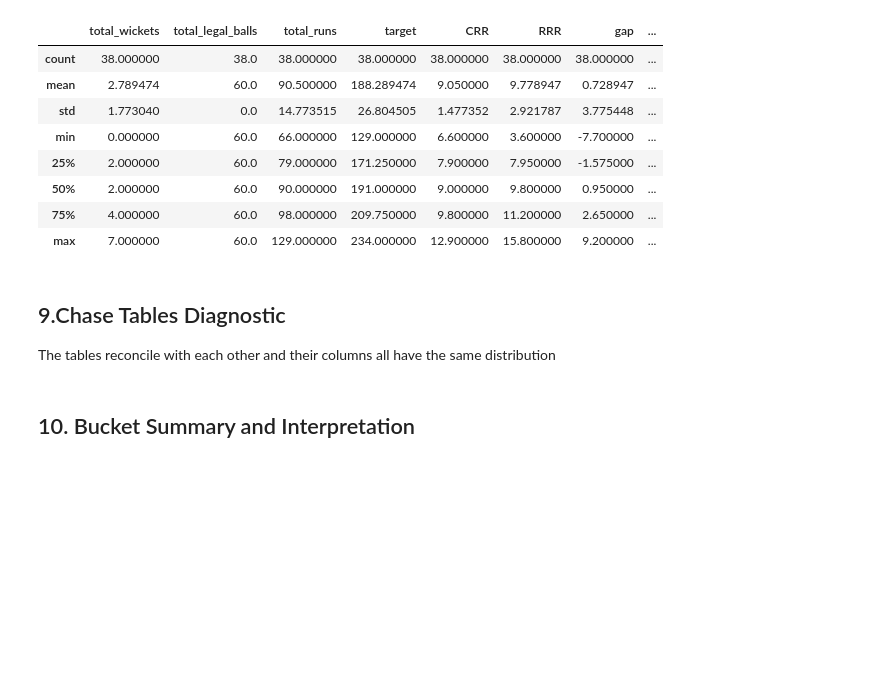
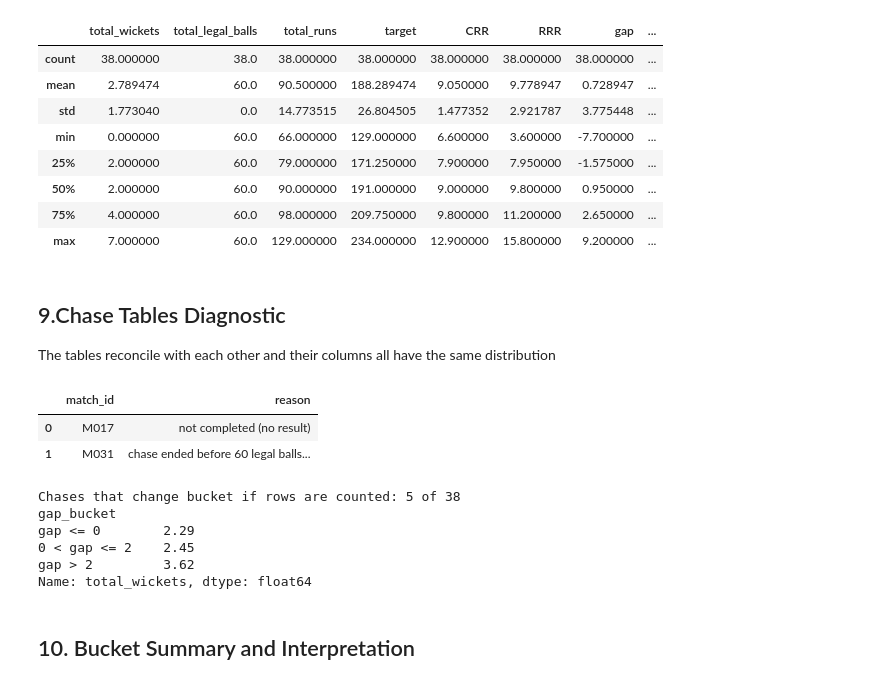
Before and after one commit to humphrey-nyanzi/analytical-casework-lab, a Jupyter notebook: cases/C02/MC_C02_01_Cricket_Match_State_Microcase.ipynb, the cells around one changed output. Saved outputs shown, nothing was run; the diff lists cells and outputs as text; code cells hidden in the pictures; blank space fills up the shorter version.

```diff
--- a/cases/C02/MC_C02_01_Cricket_Match_State_Microcase.ipynb
+++ b/cases/C02/MC_C02_01_Cricket_Match_State_Microcase.ipynb
@@ -829,6 +829,42 @@ chase_df.describe()
 ## 9.Chase Tables Diagnostic
 
 The tables reconcile with each other and their columns all have the same distribution
+# %%
+
+# 6 — expected row count as arithmetic, plus exclusion log
+exclusions = pd.DataFrame({
+    'match_id': ['M017', 'M031'],
+    'reason': ['not completed (no result)',
+               'chase ended before 60 legal balls (target reached)']})
+expected = matches_df_or['match_id'].nunique() - len(exclusions)   # 40 - 2
+assert expected == 38 == len(chase_df) == len(chase_table_output)
+assert set(matches_df_or['match_id']) - set(chase_df['match_id']) == set(exclusions['match_id'])
+display(exclusions)
+
+# 7 — integrity assertions
+assert chase_df[['gap', 'gap_bucket', 'outcome']].notna().all().all()
+assert chase_df.groupby('gap_bucket', observed=True).size().sum() == len(chase_df)
+
+# 9 — how many chases change bucket if rows are counted instead of legal balls
+d2 = d.join(chase_df.set_index('match_id')[['CRR', 'gap_bucket']])
+d2['bucket_if_rows'] = pd.cut(d2['RRR_if_rows'] - d2['CRR'],
+                              bins=[-np.inf, 0, 2, np.inf],
+                              labels=['gap <= 0', '0 < gap <= 2', 'gap > 2'])
+changed = (d2['bucket_if_rows'].astype(str) != d2['gap_bucket'].astype(str)).sum()
+print(f"Chases that change bucket if rows are counted: {changed} of {len(d2)}")
+
+# 9 — wickets lost at over 10 by bucket
+print(chase_df.groupby('gap_bucket', observed=True)['total_wickets'].mean().round(2))
+# %% [output]
+|  | match_id | reason |
+| 0 | M017 | not completed (no result) |
+| 1 | M031 | chase ended before 60 legal balls... |
+Chases that change bucket if rows are counted: 5 of 38
+gap_bucket
+gap <= 0        2.29
+0 < gap <= 2    2.45
+gap > 2         3.62
+Name: total_wickets, dtype: float64
 # %% [markdown]
 ## 10. Bucket Summary and Interpretation
 # %%
```
Also changed, not shown: parts of 2 cells of this notebook.
